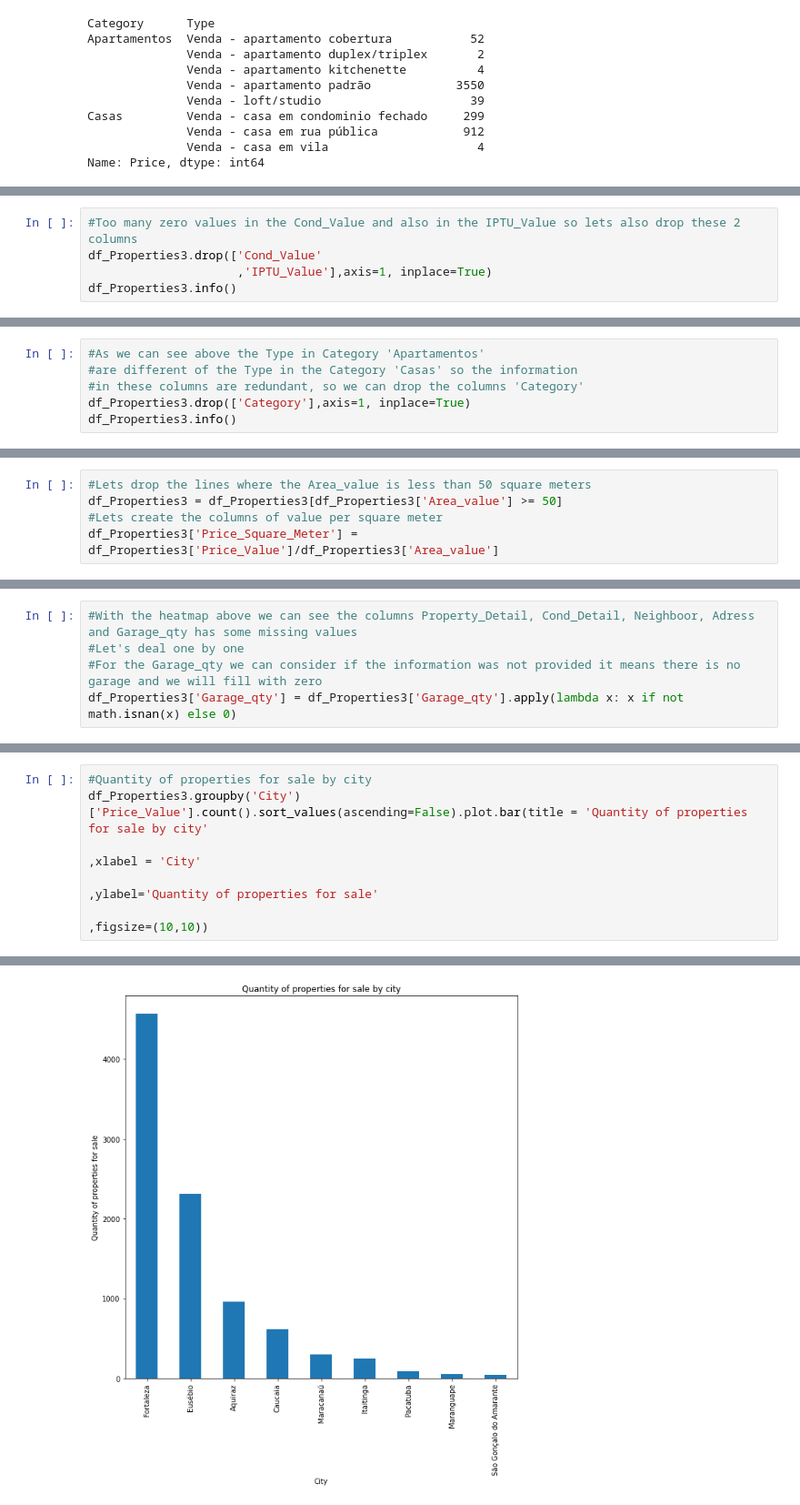
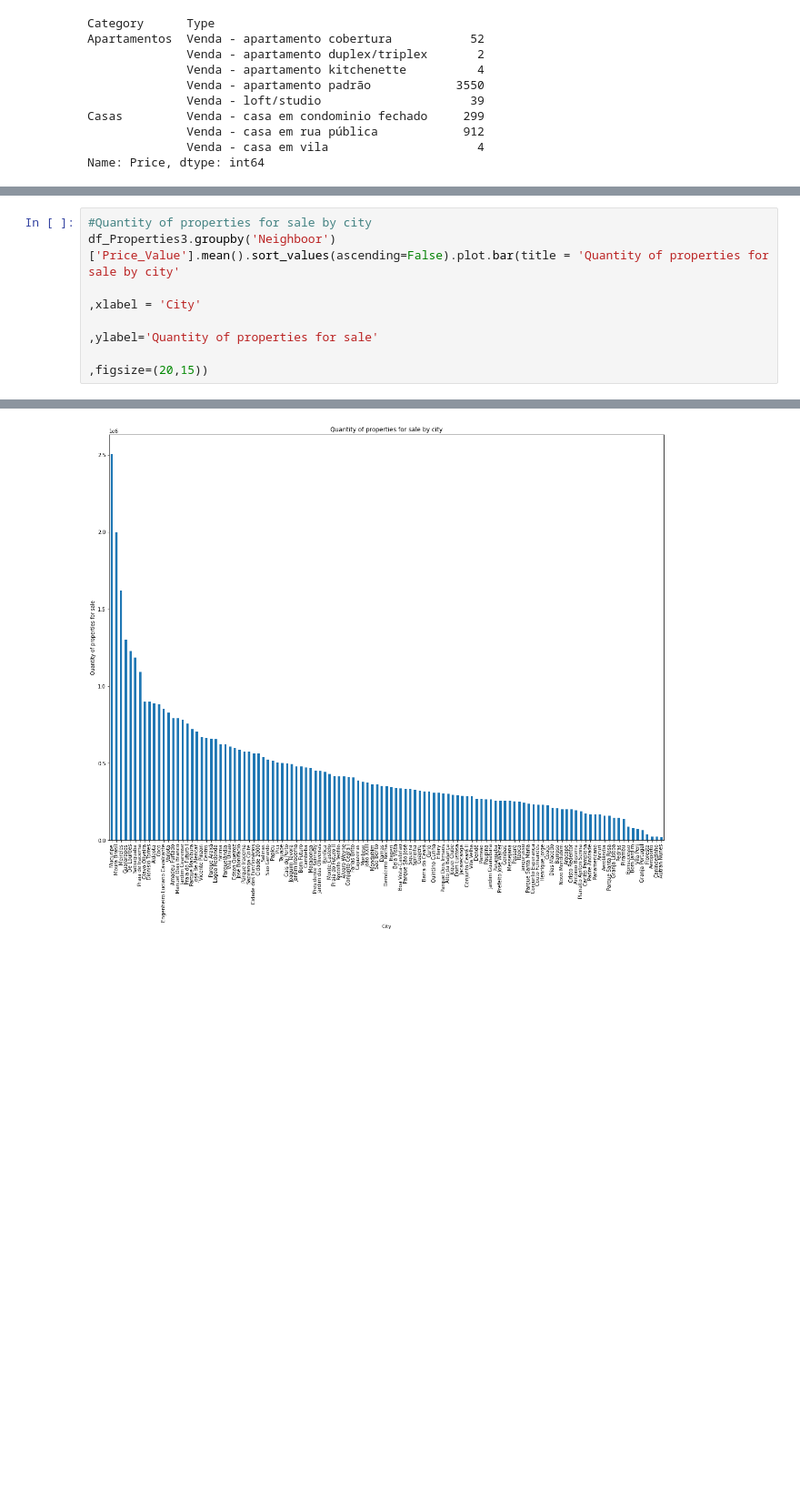
Before and after one commit to hinnecco/House_Data_Analysis, a Jupyter notebook: EDA - Fortaleza House.ipynb, the cells around one changed output, grey strips where cells are left out. Shown: that part at 91% size. Cells and saved outputs as stored; diff of their text form; blank space fills up the shorter version.

Commit message:
Updated the Analysis
Handled Missing values and started the feature engineering

```diff
--- a/EDA - Fortaleza House.ipynb
+++ b/EDA - Fortaleza House.ipynb
@@ -439,5 +718,0 @@ Name: IPTU_Value, Length: 512, dtype: int64
-# %%
-#Too many zero values in the Cond_Value and also in the IPTU_Value so lets also drop these 2 columns
-df_Properties3.drop(['Cond_Value'
-                     ,'IPTU_Value'],axis=1, inplace=True)
-df_Properties3.info()
@@ -478,7 +732 @@ Casas         Venda - casa em condominio fechado    1875
 Name: Zipcode, dtype: int64
-# %%
-#As we can see above the Type in Category 'Apartamentos'
-#are different of the Type in the Category 'Casas' so the information
-#in these columns are redundant, so we can drop the columns 'Category'
-df_Properties3.drop(['Category'],axis=1, inplace=True)
-df_Properties3.info()
@@ -506,5 +732,0 @@ memory usage: 1.0+ MB
-# %%
-#Lets drop the lines where the Area_value is less than 50 square meters
-df_Properties3 = df_Properties3[df_Properties3['Area_value'] >= 50]
-#Lets create the columns of value per square meter
-df_Properties3['Price_Square_Meter'] = df_Properties3['Price_Value']/df_Properties3['Area_value']
@@ -517,5 +732,0 @@ sns.heatmap(df_Properties3.isnull(),cbar=False,cmap='viridis')
-# %%
-#With the heatmap above we can see the columns Property_Detail, Cond_Detail, Neighboor, Adress and Garage_qty has some missing values
-#Let's deal one by one
-#For the Garage_qty we can consider if the information was not provided it means there is no garage and we will fill with zero
-df_Properties3['Garage_qty'] = df_Properties3['Garage_qty'].apply(lambda x: x if not math.isnan(x) else 0)
@@ -588,9 +733,9 @@ df_Properties3.groupby('City')['Price_Square_Meter'].mean().sort_values(ascendin
 # %%
 #Quantity of properties for sale by city
-df_Properties3.groupby('City')['Price_Value'].count().sort_values(ascending=False).plot.bar(title = 'Quantity of properties for sale by city'
+df_Properties3.groupby('Neighboor')['Price_Value'].mean().sort_values(ascending=False).plot.bar(title = 'Quantity of properties for sale by city'
                                                                                                   ,xlabel = 'City'
                                                                                                   ,ylabel='Quantity of properties for sale'
-                                                                                                  ,figsize=(10,10))
+                                                                                                  ,figsize=(20,15))
 # %% [output]
 <AxesSubplot:title={'center':'Quantity of properties for sale by city'}, xlabel='City', ylabel='Quantity of properties for sale'>
-[figure, old version]
+[figure, new version]
```
Also changed, not shown: parts of 59 cells of this notebook.
